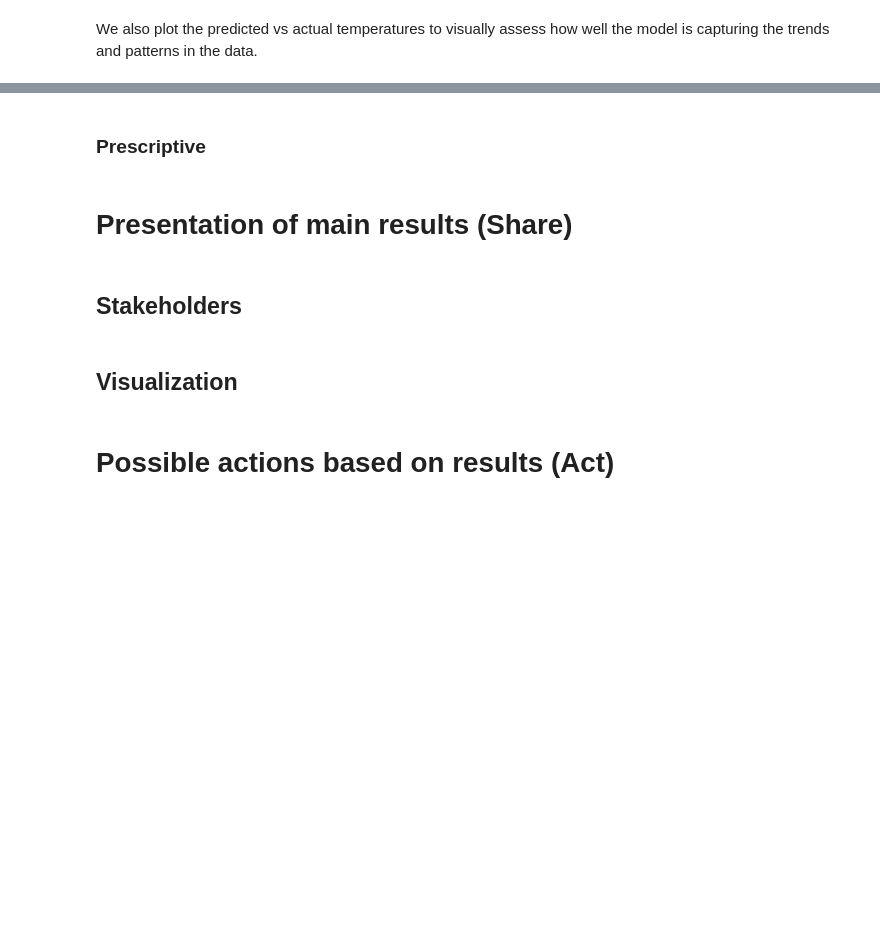
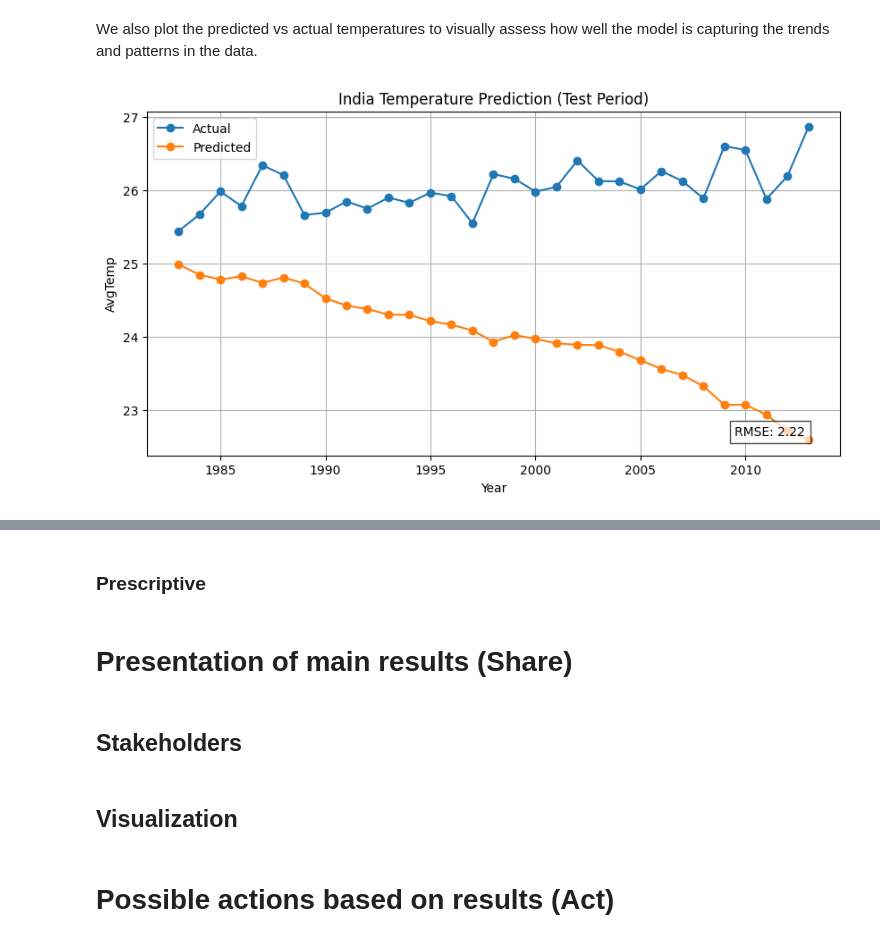
Before and after one commit to tempestormX/sc3021, a Jupyter notebook: SC3021_FDAG_T13.ipynb, the cells around one changed output, grey strips where cells are left out. Saved outputs shown, nothing was run; the diff lists cells and outputs as text; code cells hidden in the pictures; blank space fills up the shorter version.

```diff
--- a/SC3021_FDAG_T13.ipynb
+++ b/SC3021_FDAG_T13.ipynb
@@ -4503,7 +4504,7 @@ We process the data to create sequences of input features and corresponding targ
 
 - Split the sequences into training and testing sets based on a time-based split, ensuring that the model is trained on historical data and tested on more recent data.
 # %%
-window_size = 5  # number of past years to use
+window_size = 10  # number of past years to use
 
 # Function to create sequences for time-series modeling
 def create_sequences(data, window_size=5, target_index=2):
@@ -4519,10 +4520,10 @@ country_test = []
 year_test_list = []
 
 # Use a global scaler across all numeric features
-df_numeric = df.drop(columns=['country','ISO3','continent']).reset_index(drop=True)
-target_index = df_numeric.columns.get_loc('AvgTemp')
-scaler_global = MinMaxScaler()
-scaler_global.fit(df_numeric)  # Fit on all data
+df_numeric_all = df.drop(columns=['country','ISO3','continent']).reset_index(drop=True)
+target_index = df_numeric_all.columns.get_loc('AvgTemp')
+scaler_global = StandardScaler()
+scaler_global.fit(df_numeric_all)  # Fit on all data
 
 # Loop through each country, scale using the global scaler, create sequences, and split
 for country in df['country'].unique():
@@ -4535,8 +4536,10 @@ for country in df['country'].unique():
     # Create sequences
     X_country, y_country = create_sequences(scaled, window_size, target_index)
 
-    # 80/20 split for train/test
-    split_seq = int(len(X_country) * 0.8)
+    if country in unseen_countries:
+        split_seq = 0  # Use all data for testing
+    else:
+        split_seq = int(len(X_country) * 0.8) # 80/20 split for train/test
 
     X_list_train.append(X_country[:split_seq])
     y_list_train.append(y_country[:split_seq])
@@ -4595,5 +4611,5 @@ input_size = X_train.shape[2]
 model = LSTMRegressor(input_size)
 
 # Move model to GPU if available
-device = torch.device("cuda" if torch.cuda.is_available() else "cpu")
+device = torch.device("cuda" if torch.cuda.is_available() else "xpu" if torch.xpu.is_available() else "cpu")
 model.to(device)
@@ -4661,7 +4683,7 @@ for epoch in range(epochs):
         print(f"Early stopping at epoch {epoch+1}")
         break
 
-    if (epoch + 1) % 1 == 0:
+    if (epoch + 1) % 10 == 0:
         print(f"Epoch {epoch+1}, Train Loss: {train_loss:.5f}, Val Loss: {val_loss:.5f}")
 
 model.load_state_dict(best_model)
@@ -4686,7 +4716,7 @@ y_pred_scaled = np.array(y_pred_scaled)
 y_pred_real = []
 y_test_real = []
 
-target_index = df_numeric.columns.get_loc('AvgTemp')
+target_index = df_numeric_all.columns.get_loc('AvgTemp')
 
 for i in range(len(y_pred_scaled)):
     dummy = np.zeros((1, X_test.shape[2]))  # number of features
@@ -4712,29 +4746,31 @@ print("Test R2:", r2)
 # %% [markdown]
 We also plot the predicted vs actual temperatures to visually assess how well the model is capturing the trends and patterns in the data.
 # %%
-target_country = "Singapore"
+target_country = "India"
 
 # Get indices of test samples for the target country
 indices = [i for i, c in enumerate(country_test) if c == target_country]
 
 # Extract the years, true values, and predictions for this country
 years_c = year_test_all[indices]
 y_true_c = y_test_real[indices]
 y_pred_c = y_pred_real[indices]
 rmse_c = np.sqrt(mean_squared_error(y_true_c, y_pred_c))
 
 plt.figure(figsize=(10,5))
 plt.plot(years_c, y_true_c, label="Actual", marker='o')
 plt.plot(years_c, y_pred_c, label="Predicted", marker='o')
 plt.title(f"{target_country} Temperature Prediction (Test Period)")
 plt.text(0.95, 0.05, f"RMSE: {rmse_c:.2f}", fontsize=10, ha='right', va='bottom',
          transform=plt.gca().transAxes, bbox=dict(facecolor='white', alpha=0.7, edgecolor='black'))
 plt.xlabel("Year")
 plt.ylabel("AvgTemp")
 plt.legend()
 plt.grid()
 
 plt.show()
+# %% [output]
+[figure, added]
 # %%
 # Calculate RMSE for each country in the test set
 country_rmse = {}
```
Also changed, not shown: parts of 8 cells of this notebook.
